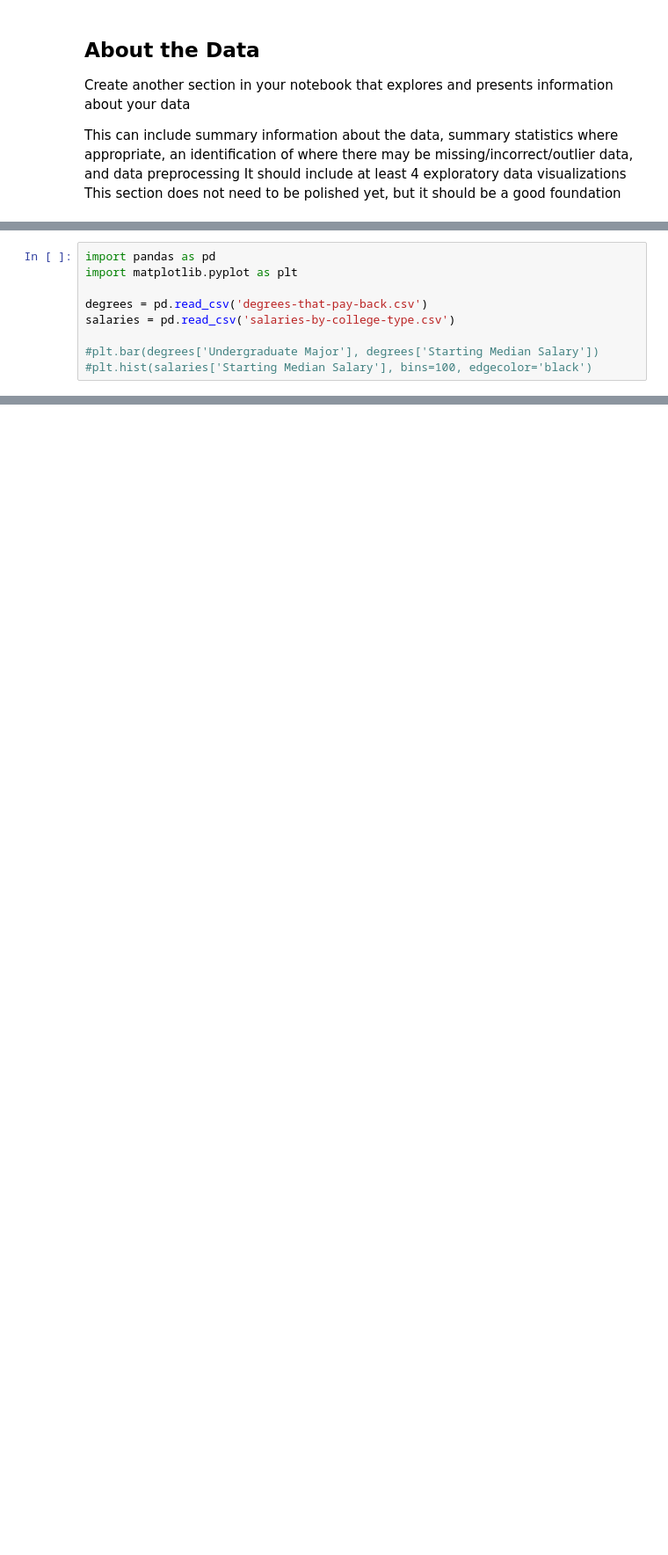
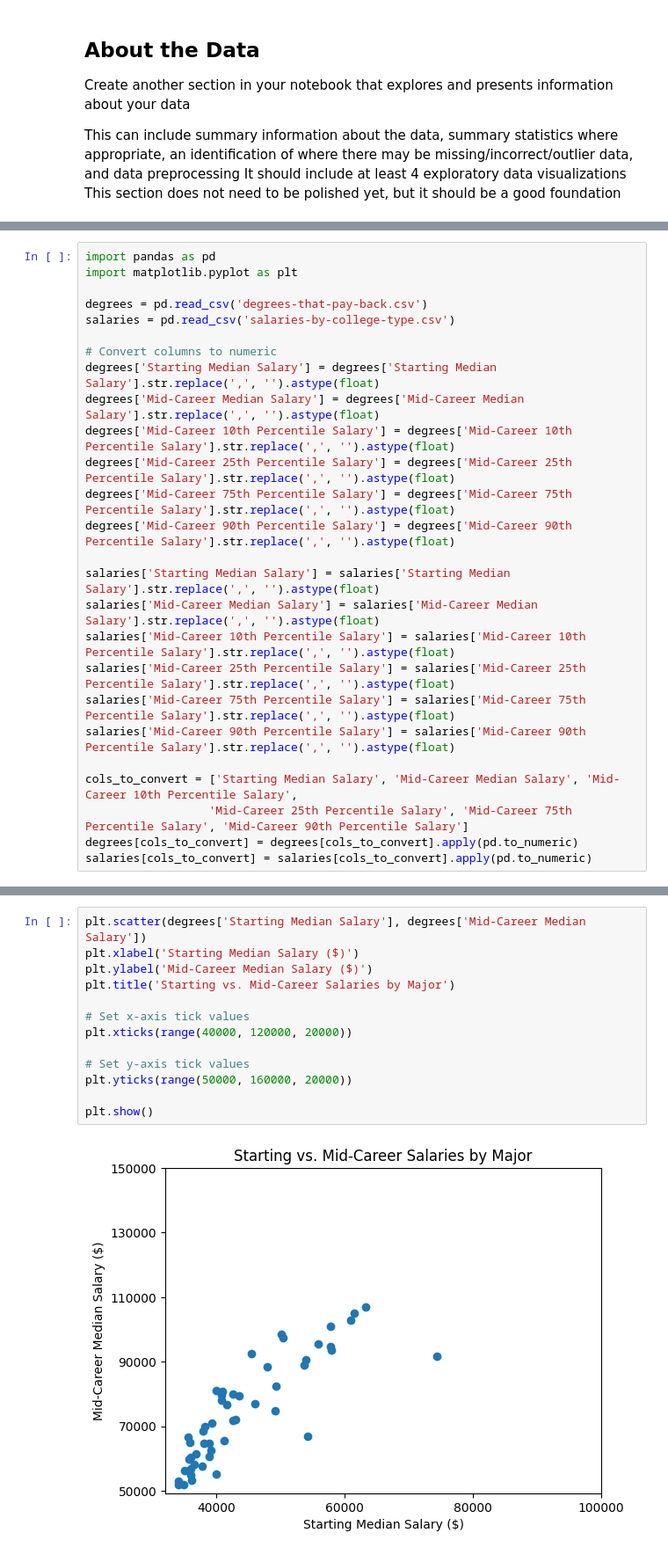
Before and after one commit to ashleyalee/DH140-Final, a Jupyter notebook: dh-140-final-AL.ipynb, the cells around one changed output, grey strips where cells are left out. Shown at 88% size. Drawn from its saved outputs; the diff is of its cells as text; blank space fills up the shorter version.

```diff
--- a/dh-140-final-AL.ipynb
+++ b/dh-140-final-AL.ipynb
@@ -32,5 +35,22 @@ import matplotlib.pyplot as plt
 degrees = pd.read_csv('degrees-that-pay-back.csv')
 salaries = pd.read_csv('salaries-by-college-type.csv')
 
-#plt.bar(degrees['Undergraduate Major'], degrees['Starting Median Salary'])
-#plt.hist(salaries['Starting Median Salary'], bins=100, edgecolor='black')
+# Convert columns to numeric
+degrees['Starting Median Salary'] = degrees['Starting Median Salary'].str.replace(',', '').astype(float)
+degrees['Mid-Career Median Salary'] = degrees['Mid-Career Median Salary'].str.replace(',', '').astype(float)
+degrees['Mid-Career 10th Percentile Salary'] = degrees['Mid-Career 10th Percentile Salary'].str.replace(',', '').astype(float)
+degrees['Mid-Career 25th Percentile Salary'] = degrees['Mid-Career 25th Percentile Salary'].str.replace(',', '').astype(float)
+degrees['Mid-Career 75th Percentile Salary'] = degrees['Mid-Career 75th Percentile Salary'].str.replace(',', '').astype(float)
+degrees['Mid-Career 90th Percentile Salary'] = degrees['Mid-Career 90th Percentile Salary'].str.replace(',', '').astype(float)
+
+salaries['Starting Median Salary'] = salaries['Starting Median Salary'].str.replace(',', '').astype(float)
+salaries['Mid-Career Median Salary'] = salaries['Mid-Career Median Salary'].str.replace(',', '').astype(float)
+salaries['Mid-Career 10th Percentile Salary'] = salaries['Mid-Career 10th Percentile Salary'].str.replace(',', '').astype(float)
+salaries['Mid-Career 25th Percentile Salary'] = salaries['Mid-Career 25th Percentile Salary'].str.replace(',', '').astype(float)
+salaries['Mid-Career 75th Percentile Salary'] = salaries['Mid-Career 75th Percentile Salary'].str.replace(',', '').astype(float)
+salaries['Mid-Career 90th Percentile Salary'] = salaries['Mid-Career 90th Percentile Salary'].str.replace(',', '').astype(float)
+
+cols_to_convert = ['Starting Median Salary', 'Mid-Career Median Salary', 'Mid-Career 10th Percentile Salary',
+                  'Mid-Career 25th Percentile Salary', 'Mid-Career 75th Percentile Salary', 'Mid-Career 90th Percentile Salary']
+degrees[cols_to_convert] = degrees[cols_to_convert].apply(pd.to_numeric)
+salaries[cols_to_convert] = salaries[cols_to_convert].apply(pd.to_numeric)
@@ -39 +77,16 @@ FileNotFoundError: [Errno 2] No such file or directory: 'degrees-that-pay-back.c
+# %%
+plt.scatter(degrees['Starting Median Salary'], degrees['Mid-Career Median Salary'])
+plt.xlabel('Starting Median Salary ($)')
+plt.ylabel('Mid-Career Median Salary ($)')
+plt.title('Starting vs. Mid-Career Salaries by Major')
+
+# Set x-axis tick values
+plt.xticks(range(40000, 120000, 20000))
+
+# Set y-axis tick values
+plt.yticks(range(50000, 160000, 20000))
+
+plt.show()
+# %% [output]
+[figure, added]
 # %%
```
Also changed, not shown: parts of 8 cells of this notebook, 14 other files.
